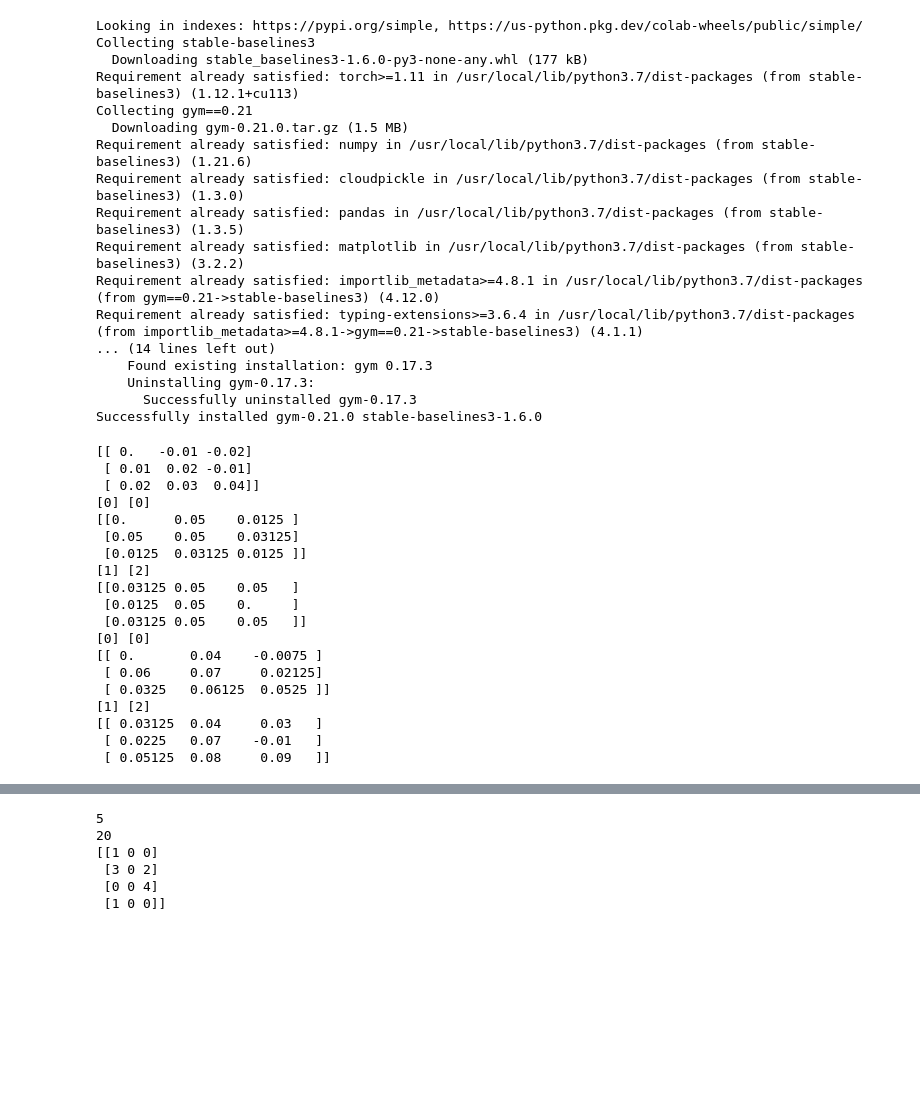
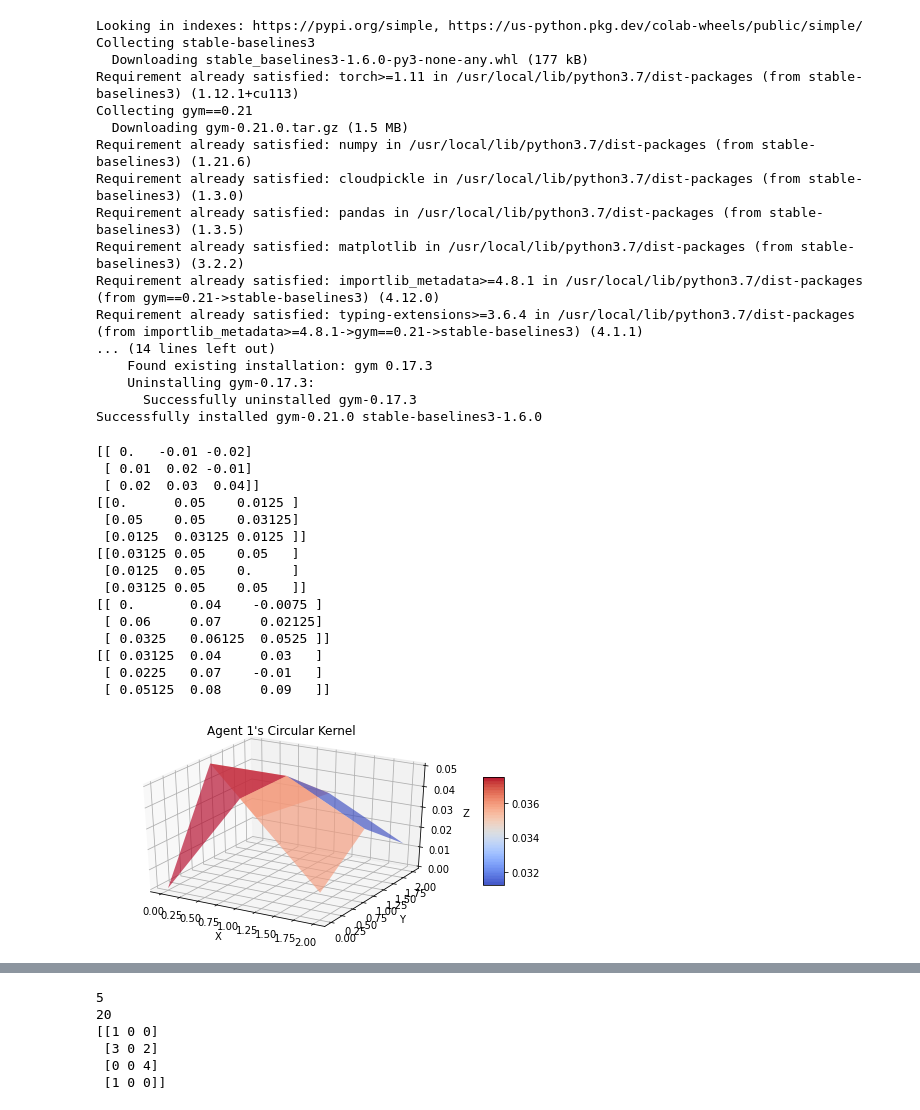
Before and after one commit to ashishrana160796/analyzing-cooperative-marls, a Jupyter notebook: prototyping_notebooks/stablebaselines_SizeThreeGridRoadEnv_governance_experiment.ipynb, the cells around one changed output, grey strips where cells are left out. Cells and saved outputs as stored; diff of their text form; code cells hidden in the pictures; blank space fills up the shorter version.

Commit message:
kernel function plots added

```diff
--- a/prototyping_notebooks/stablebaselines_SizeThreeGridRoadEnv_governance_experiment.ipynb
+++ b/prototyping_notebooks/stablebaselines_SizeThreeGridRoadEnv_governance_experiment.ipynb
@@ -367,7 +373,7 @@ def circular_kernel(world_map, agent_name):
     agent_ind_x, agent_ind_y = np.where(world_map == agent_name)
     grad_kernel = np.zeros((world_map.shape[0], world_map.shape[1]))
     grad_unit = 0.05
-    print(agent_ind_x, agent_ind_y)
+    # print(agent_ind_x, agent_ind_y)
     for i in range(0,world_map.shape[0]):
         for j in range(0,world_map.shape[1]):
             if i != agent_ind_x[0] and j != agent_ind_y[0]:
@@ -391,19 +397,34 @@ print(np.add(gradient_kernel(world_map), circular_kernel(world_map, 2)))
 [[ 0.   -0.01 -0.02]
  [ 0.01  0.02 -0.01]
  [ 0.02  0.03  0.04]]
-[0] [0]
 [[0.      0.05    0.0125 ]
  [0.05    0.05    0.03125]
  [0.0125  0.03125 0.0125 ]]
-[1] [2]
 [[0.03125 0.05    0.05   ]
  [0.0125  0.05    0.     ]
  [0.03125 0.05    0.05   ]]
-[0] [0]
 [[ 0.       0.04    -0.0075 ]
  [ 0.06     0.07     0.02125]
  [ 0.0325   0.06125  0.0525 ]]
-[1] [2]
 [[ 0.03125  0.04     0.03   ]
  [ 0.0225   0.07    -0.01   ]
  [ 0.05125  0.08     0.09   ]]
+# %%
+def plot_kernel(kernel_value, title):
+    x = range(kernel_value.shape[0])
+    y = range(kernel_value.shape[1])
+    X, Y = np.meshgrid(x, y)  # `plot_surface` expects `x` and `y` data to be 2D
+    fig = plt.figure(figsize=(8,4))
+    ax = fig.add_subplot(111, projection='3d')
+    surf = ax.plot_surface(X, Y, kernel_value, rstride=1, cstride=1, alpha=0.65, cmap=cm.coolwarm)
+    fig.colorbar(surf, ax=ax, shrink=0.5, aspect=5)
+    ax.set_xlabel('X')
+    ax.set_ylabel('Y')
+    ax.set_zlabel('Z')
+    ax.set_zlim(np.min(kernel_value), np.max(kernel_value))
+    ax.set_title(title)
+    plt.show()
+# %%
+plot_kernel(circular_kernel(world_map, 1),'Agent 1\'s Circular Kernel')
+# %% [output]
+[figure, added]
```
Also changed, not shown: parts of 5 cells of this notebook.
